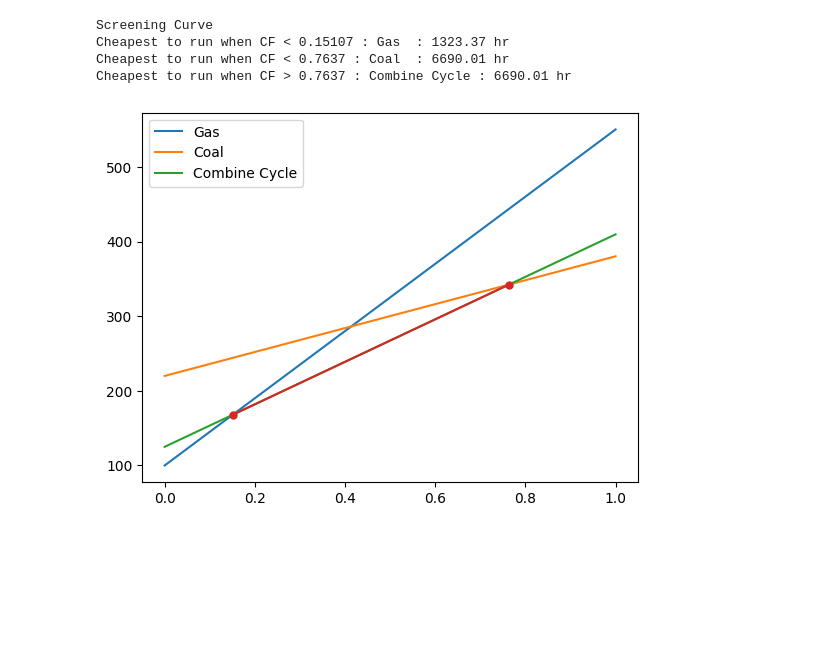
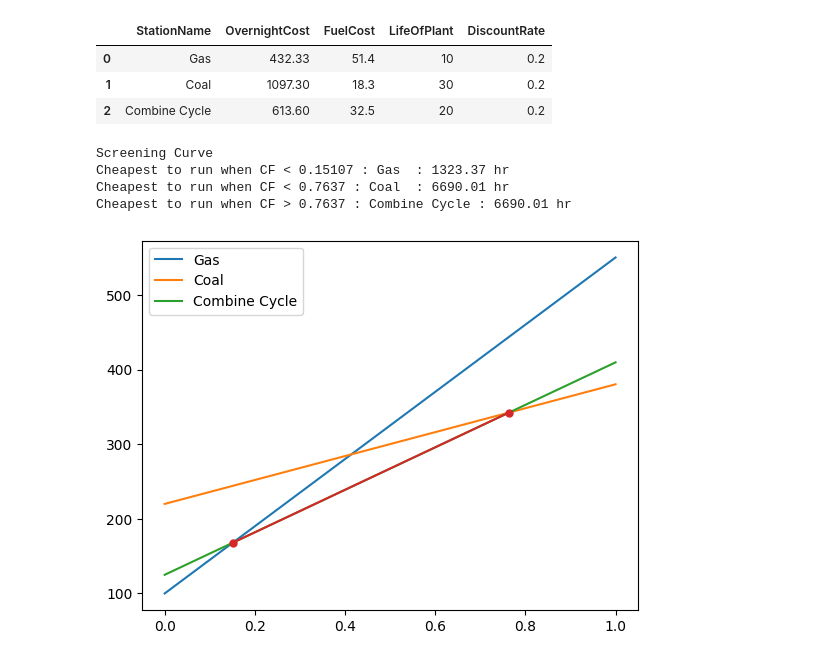
Before and after one commit to Jr-979/Screening-Curve, a Jupyter notebook: main.ipynb, the cells around one changed output. Cells and saved outputs as stored; diff of their text form; code cells hidden in the pictures; blank space fills up the shorter version.

```diff
--- a/main.ipynb
+++ b/main.ipynb
@@ -51,6 +51,13 @@ class PowerStation:
 filename = "new.csv"
 stations = pd.read_csv(filename).to_dict('records')
 stations = [PowerStation(**station) for station in stations]
+# %%
+pd.read_csv(filename)
+# %% [output]
+|  | StationName | OvernightCost | FuelCost | LifeOfPlant | DiscountRate |
+| 0 | Gas | 432.33 | 51.4 | 10 | 0.2 |
+| 1 | Coal | 1097.30 | 18.3 | 30 | 0.2 |
+| 2 | Combine Cycle | 613.60 | 32.5 | 20 | 0.2 |
 # %%
 # Create linear space for numerical calculation
 step_size = 1e-5
```
